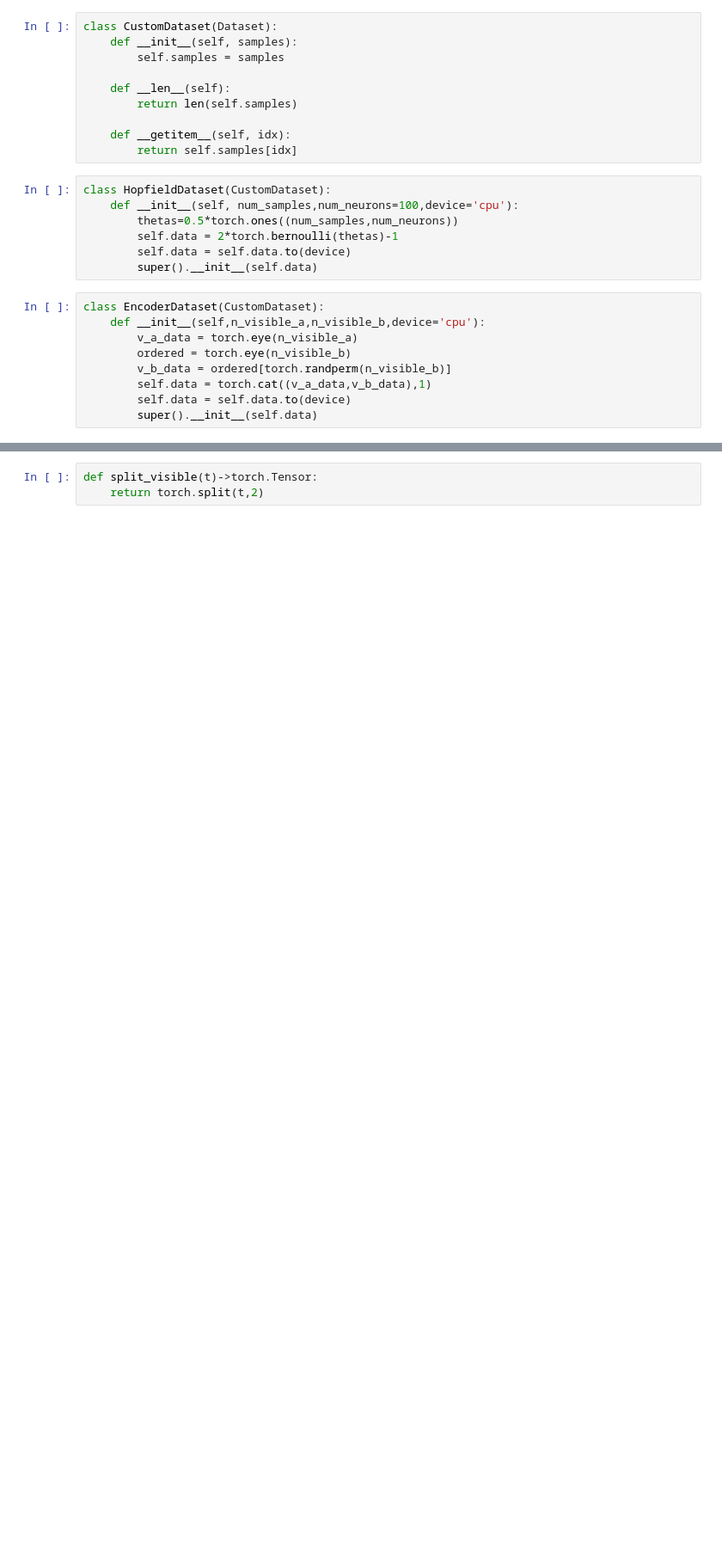
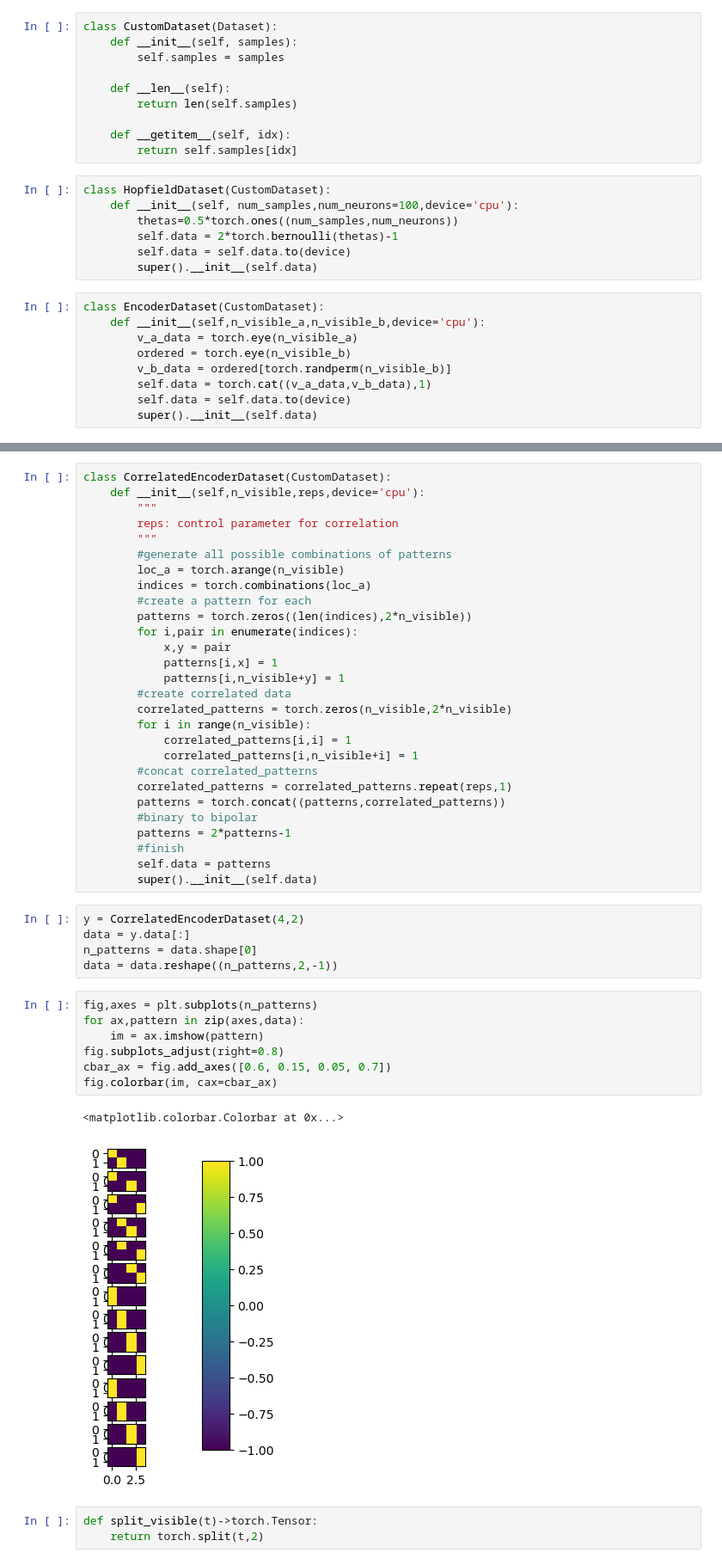
Before and after one commit to Dacasil/boltzmannMPIDS, a Jupyter notebook: notebooks/dataset.ipynb, the cells around one changed output, grey strips where cells are left out. Shown at 86% size. Drawn from its saved outputs; the diff is of its cells as text; blank space fills up the shorter version.

```diff
--- a/notebooks/dataset.ipynb
+++ b/notebooks/dataset.ipynb
@@ -34,3 +49,46 @@ class EncoderDataset(CustomDataset):
+# %%
+class CorrelatedEncoderDataset(CustomDataset):
+    def __init__(self,n_visible,reps,device='cpu'):
+        """
+        reps: control parameter for correlation
+        """
+        #generate all possible combinations of patterns
+        loc_a = torch.arange(n_visible)
+        indices = torch.combinations(loc_a)
+        #create a pattern for each
+        patterns = torch.zeros((len(indices),2*n_visible))
+        for i,pair in enumerate(indices):
+            x,y = pair
+            patterns[i,x] = 1
+            patterns[i,n_visible+y] = 1
+        #create correlated data
+        correlated_patterns = torch.zeros(n_visible,2*n_visible)
+        for i in range(n_visible):
+            correlated_patterns[i,i] = 1
+            correlated_patterns[i,n_visible+i] = 1
+        #concat correlated_patterns
+        correlated_patterns = correlated_patterns.repeat(reps,1)
+        patterns = torch.concat((patterns,correlated_patterns))
+        #binary to bipolar
+        patterns = 2*patterns-1
+        #finish
+        self.data = patterns
+        super().__init__(self.data)
+# %%
+y = CorrelatedEncoderDataset(4,2)
+data = y.data[:]
+n_patterns = data.shape[0]
+data = data.reshape((n_patterns,2,-1))
+# %%
+fig,axes = plt.subplots(n_patterns)
+for ax,pattern in zip(axes,data):
+    im = ax.imshow(pattern)
+fig.subplots_adjust(right=0.8)
+cbar_ax = fig.add_axes([0.6, 0.15, 0.05, 0.7])
+fig.colorbar(im, cax=cbar_ax)
+# %% [output]
+<matplotlib.colorbar.Colorbar at 0x...>
+[figure, added]
 # %%
 def split_visible(t)->torch.Tensor:
     return torch.split(t,2)
```
Also changed, not shown: parts of 4 cells of this notebook, 2 other files.
